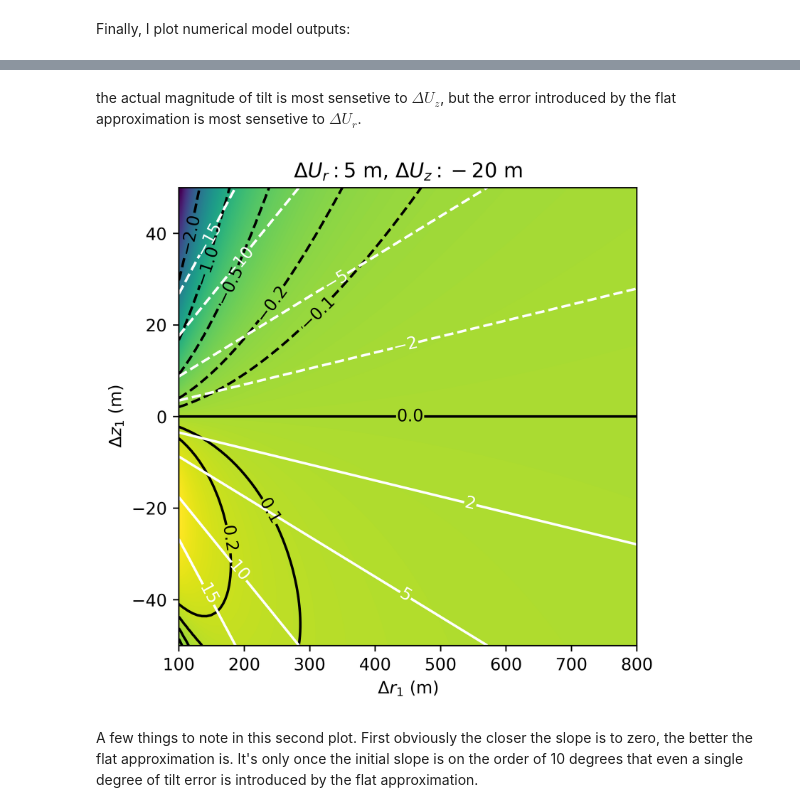
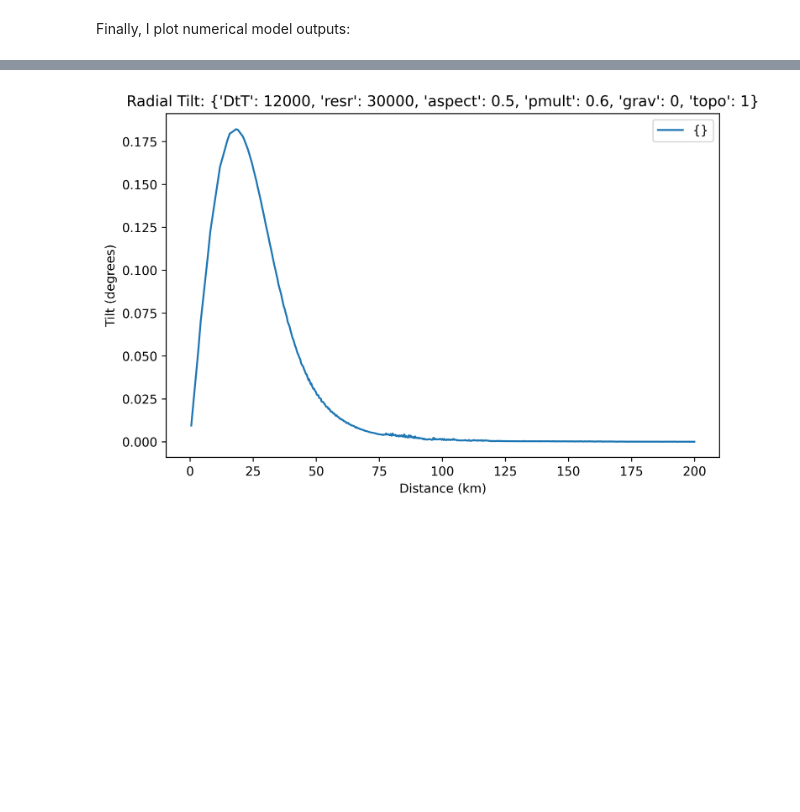
Before and after one commit to hernypeterson/thesis, a Jupyter notebook: code.ipynb, the cells around one changed output, grey strips where cells are left out. Drawn from its saved outputs; the diff is of its cells as text; code cells hidden in the pictures; blank space fills up the shorter version.

```diff
--- a/code.ipynb
+++ b/code.ipynb
@@ -206,3 +161,22 @@ def mogi_tilt(overpressure, reservoir_radius, depth_to_center, radial_distance):
+# %%
+@dataclass
+class MogiModel:
+    dP: float
+    radius: float
+    DtC: float
+    r1: np.array
+
+    def disp(self) -> np.array:
+        common = 3 * self.radius**3 * self.dP / (4 * SHEAR_MODULUS * (self.DtC**2 + self.r1**2)**1.5)
+        rdisp = common * self.r1
+        zdisp = common * self.DtC
+        return np.array(rdisp, zdisp)
+
+    def tilt(self) -> np.array:
+        a = 3 * self.radius**3 * self.dP / (4 * SHEAR_MODULUS)
+        num = 3 * a * self.DtC * self.r1
+        denom = (self.DtC**2 + self.r1**2)**2.5 + a * self.DtC**2 - 2 * a * self.r1**2
+        return np.degrees(np.arctan2(num, denom))
 # %% [markdown]
 Then I define classes for displaced vertices and surface elements (the latter defined by a consecutive pair of the former). These classes are primarily used to handle the radial tilt calculation.
 # %%
@@ -247,18 +221,22 @@ class Model:
 
         self.params = params
 
-        self.overpressure = params['pmult'] * params['DtT'] * ROCK_DENSITY * MARS_GRAVITY
+        self.dP = params['pmult'] * params['DtT'] * ROCK_DENSITY * MARS_GRAVITY
 
-        filename = f"DtT_{params['DtT']}_resr_{params['resr']}_resz_{params['resz']}_pmult_{params['pmult']}_gmult_{params['gmult']}_zmult_{params['zmult']}.csv"
+        filename = f"DtT_{params['DtT']}_resr_{params['resr']}_pmult_{params['pmult']}_gmult_{params['grav']}_zmult_{params['topo']}_resaspect_{params['aspect']}.csv"
 
         # read initial positions and displacements
         self.pos1 = model_pos1_from_csv(filename)
         self.disp = model_disp_from_csv(filename)
 
         # subtract out gravitational component (with no overpressure)
-        if params['gmult']:
-            filename_p0 = f"DtT_{params['DtT']}_resr_{params['resr']}_resz_{params['resz']}_pmult_0_gmult_{params['gmult']}_zmult_{params['zmult']}.csv"
-            self.disp = self.disp - model_disp_from_csv(filename_p0)
+        if params['grav']:
+            filename_p0 = filename.replace(f"pmult_{params['pmult']}", "pmult_0")
+            self.disp -= model_disp_from_csv(filename_p0)
+
+        # make z1 flat for flat model
+        if not params['topo']:
+            self.pos1[1] = np.zeros(len(self.pos1[1]))
 
         # build vertices from pos1 and disp if pos1 within defined length
         self.num_vertices = next(i for i, val in enumerate(self.pos1) if val[0] > PLOT_WIDTH)
@@ -270,6 +248,13 @@ class Model:
 
         # put element attributes into dict of lists
         self.attributes = pd.DataFrame([vars(element) for element in self.elements]).to_dict("list")
+
+        if params['aspect'] == 1:
+            self.mogi_tilt = MogiModel(
+                dP=self.dP,
+                radius=params['resr'],
+                DtC=params['DtT'] + params['resr'],
+                r1=self.attributes['r1_km']).tilt()
 # %% [markdown]
 # Model Output Analysis
 
@@ -385,34 +313,4 @@ plt.imshow(z, interpolation='bilinear', extent=extent, aspect=1/4)
-# %% [markdown]
-the actual magnitude of tilt is most sensetive to $\Delta U_z$, but the error introduced by the flat approximation is most sensetive to $\Delta U_r$.
-# %%
-resolution = 100
-
-# fixed dUr, dUz
-# varaible dr1, dz1:
-
-xs = np.linspace(*dr1_range, resolution)
-ys = np.linspace(*dz1_range, resolution)
-
-X, Y = np.meshgrid(xs, ys)
-
-z = np.array([flat_model_error(y, x, dUz, dUr) for y in ys for x in xs]).reshape(resolution, resolution)
-
-fig = plt.figure(figsize = (5,5), dpi = 600)
-
-plt.xlabel('$\Delta r_1$ (m)')
-plt.ylabel('$\Delta z_1$ (m)')
-plt.title(f'$\Delta U_r: {dUr}$ m, $\Delta U_z: {dUz}$ m')
-
-extent = xs[0], xs[-1], ys[0], ys[-1]
-
-contours = plt.contour(X, -Y, flat_model_error(Y, X, dUz, dUr), levels=[-2,-1, -0.5, -0.2, -0.1, 0, 0.1, 0.2], colors='black')
-contours_slope = plt.contour(X, -Y, np.degrees(np.arctan2(Y,X)), levels=[-15,-10,-5,-2,2,5,10,15], colors='white')
-
-plt.clabel(contours_slope, inline=1, fontsize=10)
-plt.clabel(contours, inline=1, fontsize=10)
-
-plt.imshow(z, interpolation='bilinear', extent=extent, aspect=7)
-# %% [output]
-[figure, removed]
-# %% [markdown]
-A few things to note in this second plot. First obviously the closer the slope is to zero, the better the flat approximation is. It's only once the initial slope is on the order of 10 degrees that even a single degree of tilt error is introduced by the flat approximation.
+# %%
+test_sweep.plot()
+# %% [output]
+[figure, added]
```
Also changed, not shown: parts of 21 cells of this notebook, 2 other files.
